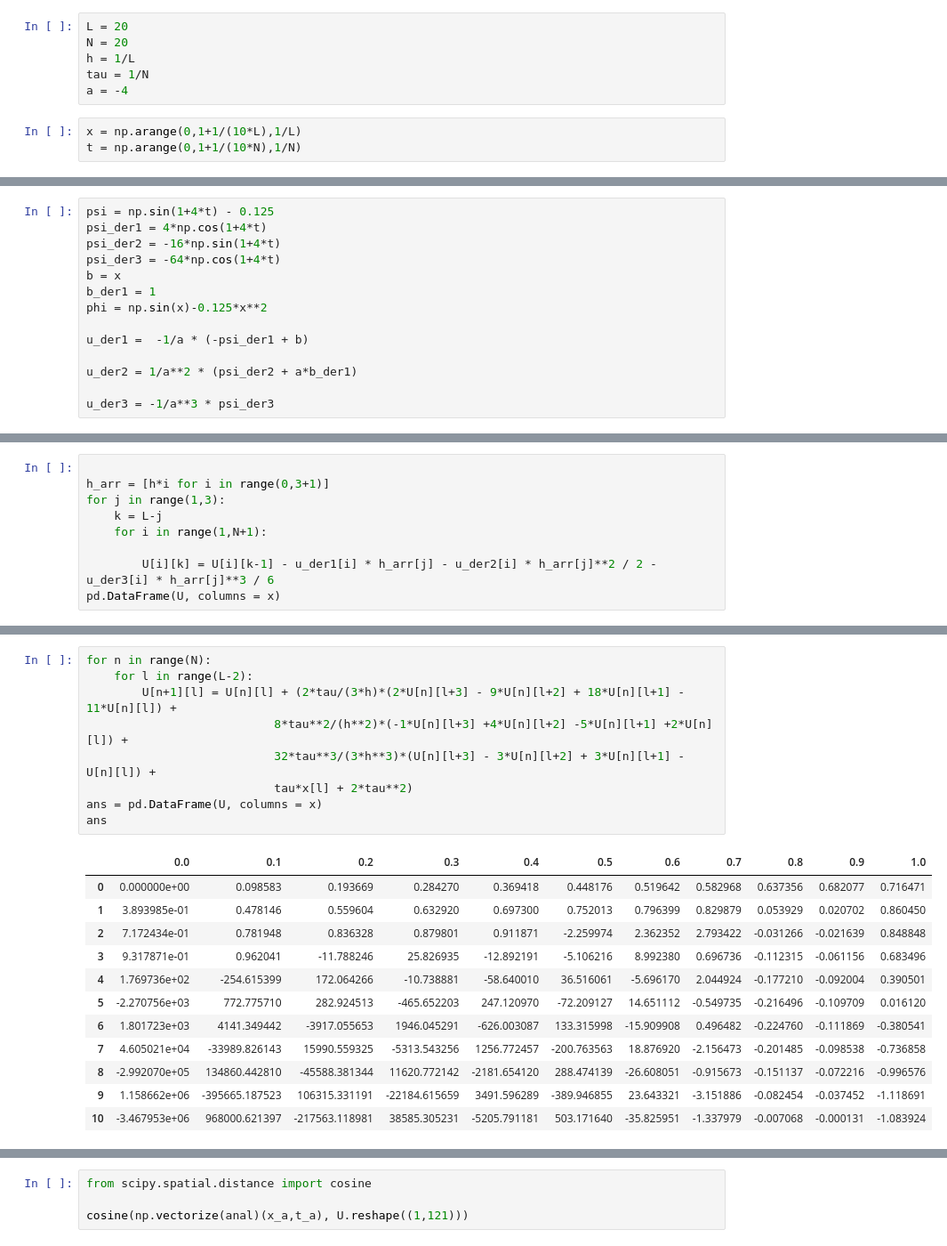
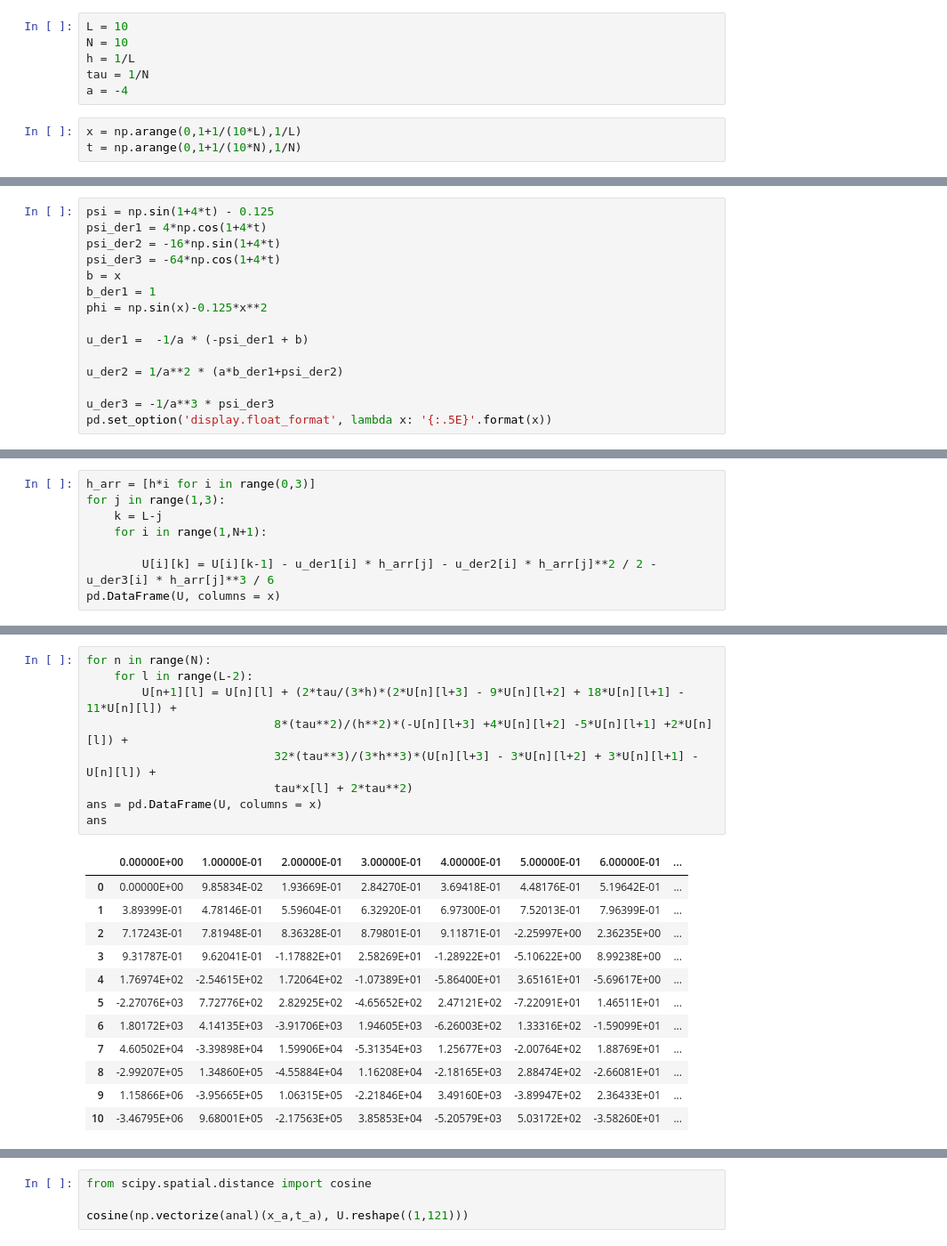
Before and after one commit to yarvod/Comp_math, a Jupyter notebook: 5_lab/5_lab.ipynb, the cells around one changed output, grey strips where cells are left out. Shown at 89% size. Cells and saved outputs as stored; diff of their text form.

```diff
--- a/5_lab/5_lab.ipynb
+++ b/5_lab/5_lab.ipynb
@@ -36,6 +37,6 @@ $$[u]_{L-1}^n = [u]_L^n - [u'_x]_L^n h - [u''_{xx}]_L^n \frac{h^2}{2} - [u'''_{x
 # %%
-L = 20
-N = 20
+L = 10
+N = 10
 h = 1/L
 tau = 1/N
 a = -4
@@ -53,6 +64,7 @@ phi = np.sin(x)-0.125*x**2
 
 u_der1 =  -1/a * (-psi_der1 + b)
 
-u_der2 = 1/a**2 * (psi_der2 + a*b_der1)
+u_der2 = 1/a**2 * (a*b_der1+psi_der2)
 
 u_der3 = -1/a**3 * psi_der3
+pd.set_option('display.float_format', lambda x: '{:.5E}'.format(x))
@@ -88,6 +91,5 @@ U_num
 # %%
-
-h_arr = [h*i for i in range(0,3+1)]
+h_arr = [h*i for i in range(0,3)]
 for j in range(1,3):
     k = L-j
     for i in range(1,N+1):
@@ -110,25 +116,25 @@ pd.DataFrame(U, columns = x)
 # %%
 for n in range(N):
     for l in range(L-2):
         U[n+1][l] = U[n][l] + (2*tau/(3*h)*(2*U[n][l+3] - 9*U[n][l+2] + 18*U[n][l+1] - 11*U[n][l]) +
-                           8*tau**2/(h**2)*(-1*U[n][l+3] +4*U[n][l+2] -5*U[n][l+1] +2*U[n][l]) +
-                           32*tau**3/(3*h**3)*(U[n][l+3] - 3*U[n][l+2] + 3*U[n][l+1] - U[n][l]) +
+                           8*(tau**2)/(h**2)*(-U[n][l+3] +4*U[n][l+2] -5*U[n][l+1] +2*U[n][l]) +
+                           32*(tau**3)/(3*h**3)*(U[n][l+3] - 3*U[n][l+2] + 3*U[n][l+1] - U[n][l]) +
                            tau*x[l] + 2*tau**2)
 ans = pd.DataFrame(U, columns = x)
 ans
 # %% [output]
-|  | 0.0 | 0.1 | 0.2 | 0.3 | 0.4 | 0.5 | 0.6 | 0.7 | 0.8 | 0.9 | 1.0 |
-| 0 | 0.000000e+00 | 0.098583 | 0.193669 | 0.284270 | 0.369418 | 0.448176 | 0.519642 | 0.582968 | 0.637356 | 0.682077 | 0.716471 |
-| 1 | 3.893985e-01 | 0.478146 | 0.559604 | 0.632920 | 0.697300 | 0.752013 | 0.796399 | 0.829879 | 0.053929 | 0.020702 | 0.860450 |
-| 2 | 7.172434e-01 | 0.781948 | 0.836328 | 0.879801 | 0.911871 | -2.259974 | 2.362352 | 2.793422 | -0.031266 | -0.021639 | 0.848848 |
-| 3 | 9.317871e-01 | 0.962041 | -11.788246 | 25.826935 | -12.892191 | -5.106216 | 8.992380 | 0.696736 | -0.112315 | -0.061156 | 0.683496 |
-| 4 | 1.769736e+02 | -254.615399 | 172.064266 | -10.738881 | -58.640010 | 36.516061 | -5.696170 | 2.044924 | -0.177210 | -0.092004 | 0.390501 |
-| 5 | -2.270756e+03 | 772.775710 | 282.924513 | -465.652203 | 247.120970 | -72.209127 | 14.651112 | -0.549735 | -0.216496 | -0.109709 | 0.016120 |
-| 6 | 1.801723e+03 | 4141.349442 | -3917.055653 | 1946.045291 | -626.003087 | 133.315998 | -15.909908 | 0.496482 | -0.224760 | -0.111869 | -0.380541 |
-| 7 | 4.605021e+04 | -33989.826143 | 15990.559325 | -5313.543256 | 1256.772457 | -200.763563 | 18.876920 | -2.156473 | -0.201485 | -0.098538 | -0.736858 |
-| 8 | -2.992070e+05 | 134860.442810 | -45588.381344 | 11620.772142 | -2181.654120 | 288.474139 | -26.608051 | -0.915673 | -0.151137 | -0.072216 | -0.996576 |
-| 9 | 1.158662e+06 | -395665.187523 | 106315.331191 | -22184.615659 | 3491.596289 | -389.946855 | 23.643321 | -3.151886 | -0.082454 | -0.037452 | -1.118691 |
-| 10 | -3.467953e+06 | 968000.621397 | -217563.118981 | 38585.305231 | -5205.791181 | 503.171640 | -35.825951 | -1.337979 | -0.007068 | -0.000131 | -1.083924 |
+|  | 0.00000E+00 | 1.00000E-01 | 2.00000E-01 | 3.00000E-01 | 4.00000E-01 | 5.00000E-01 | 6.00000E-01 | ... |
+| 0 | 0.00000E+00 | 9.85834E-02 | 1.93669E-01 | 2.84270E-01 | 3.69418E-01 | 4.48176E-01 | 5.19642E-01 | ... |
+| 1 | 3.89399E-01 | 4.78146E-01 | 5.59604E-01 | 6.32920E-01 | 6.97300E-01 | 7.52013E-01 | 7.96399E-01 | ... |
+| 2 | 7.17243E-01 | 7.81948E-01 | 8.36328E-01 | 8.79801E-01 | 9.11871E-01 | -2.25997E+00 | 2.36235E+00 | ... |
+| 3 | 9.31787E-01 | 9.62041E-01 | -1.17882E+01 | 2.58269E+01 | -1.28922E+01 | -5.10622E+00 | 8.99238E+00 | ... |
+| 4 | 1.76974E+02 | -2.54615E+02 | 1.72064E+02 | -1.07389E+01 | -5.86400E+01 | 3.65161E+01 | -5.69617E+00 | ... |
+| 5 | -2.27076E+03 | 7.72776E+02 | 2.82925E+02 | -4.65652E+02 | 2.47121E+02 | -7.22091E+01 | 1.46511E+01 | ... |
+| 6 | 1.80172E+03 | 4.14135E+03 | -3.91706E+03 | 1.94605E+03 | -6.26003E+02 | 1.33316E+02 | -1.59099E+01 | ... |
+| 7 | 4.60502E+04 | -3.39898E+04 | 1.59906E+04 | -5.31354E+03 | 1.25677E+03 | -2.00764E+02 | 1.88769E+01 | ... |
+| 8 | -2.99207E+05 | 1.34860E+05 | -4.55884E+04 | 1.16208E+04 | -2.18165E+03 | 2.88474E+02 | -2.66081E+01 | ... |
+| 9 | 1.15866E+06 | -3.95665E+05 | 1.06315E+05 | -2.21846E+04 | 3.49160E+03 | -3.89947E+02 | 2.36433E+01 | ... |
+| 10 | -3.46795E+06 | 9.68001E+05 | -2.17563E+05 | 3.85853E+04 | -5.20579E+03 | 5.03172E+02 | -3.58260E+01 | ... |
 # %%
 U_anal
 # %% [output]
```
Also changed, not shown: parts of 9 cells of this notebook.
